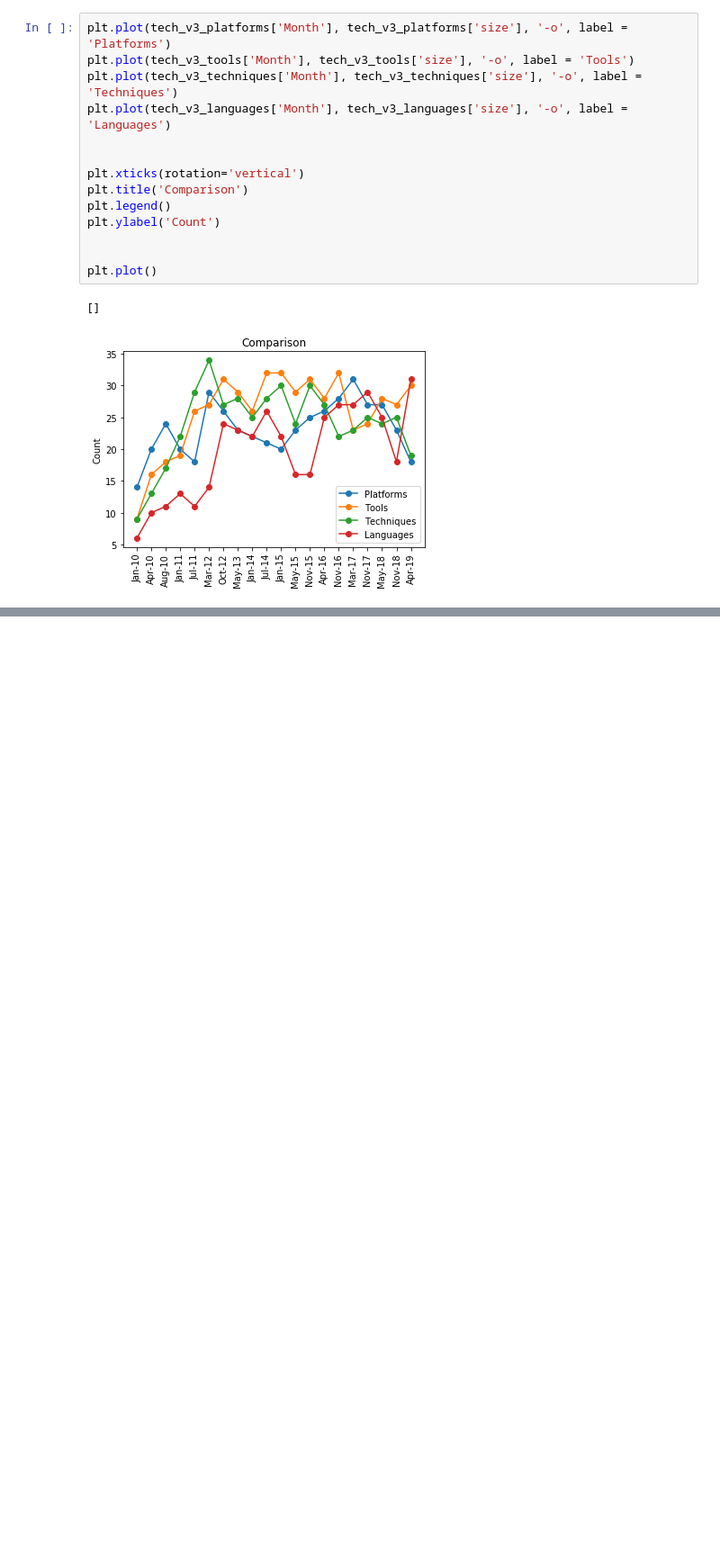
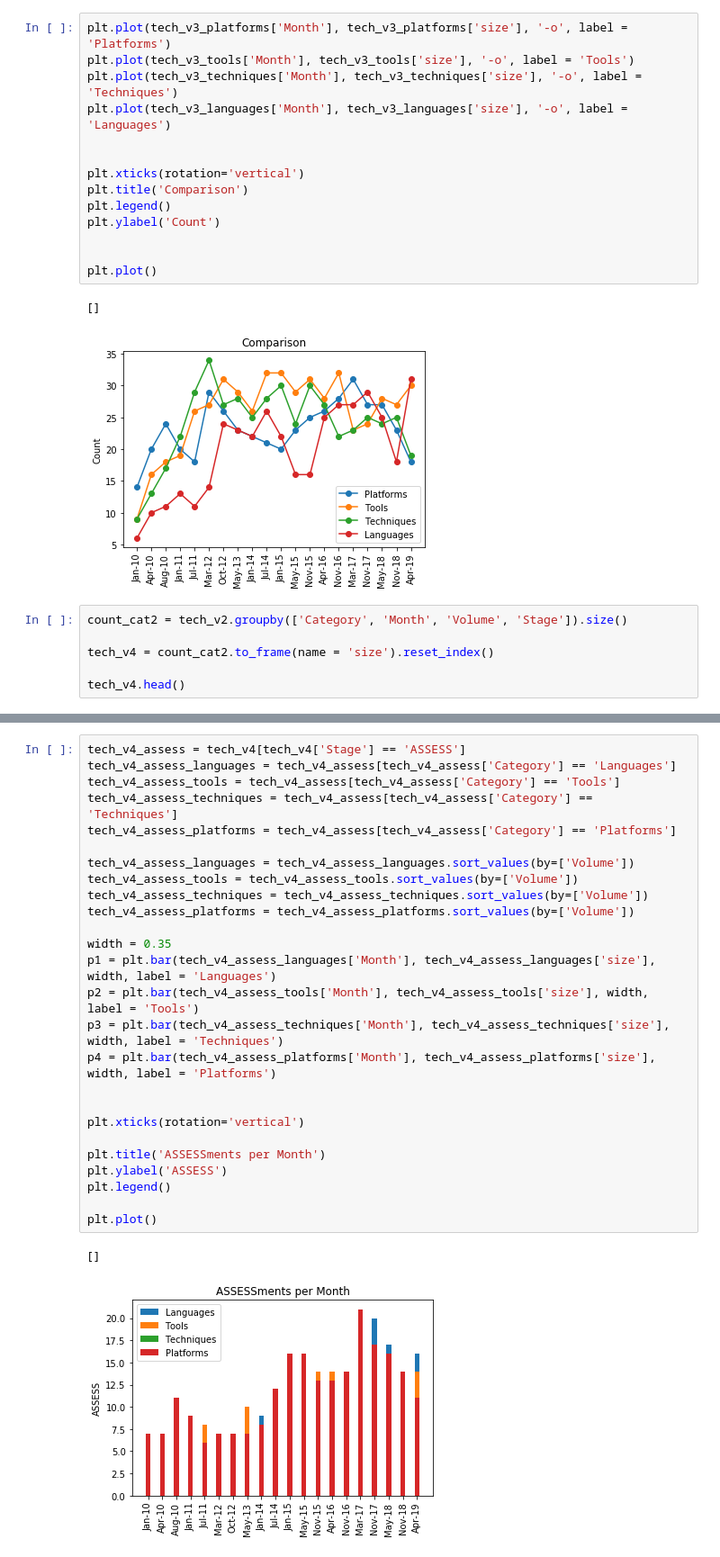
Before and after one commit to phsheth/radar, a Jupyter notebook: radar_eda.ipynb, the cells around one changed output, grey strips where cells are left out. Shown: that part at 90% size. Cells and saved outputs as stored; diff of their text form; blank space fills up the shorter version.

```diff
--- a/radar_eda.ipynb
+++ b/radar_eda.ipynb
@@ -227,3 +227,9 @@ plt.plot()
 # %% [output]
 []
 [figure]
+# %%
+count_cat2 = tech_v2.groupby(['Category', 'Month', 'Volume', 'Stage']).size()
+
+tech_v4 = count_cat2.to_frame(name = 'size').reset_index()
+
+tech_v4.head()
@@ -229,0 +243,29 @@ plt.plot()
+# %%
+tech_v4_assess = tech_v4[tech_v4['Stage'] == 'ASSESS']
+tech_v4_assess_languages = tech_v4_assess[tech_v4_assess['Category'] == 'Languages']
+tech_v4_assess_tools = tech_v4_assess[tech_v4_assess['Category'] == 'Tools']
+tech_v4_assess_techniques = tech_v4_assess[tech_v4_assess['Category'] == 'Techniques']
+tech_v4_assess_platforms = tech_v4_assess[tech_v4_assess['Category'] == 'Platforms']
+
+tech_v4_assess_languages = tech_v4_assess_languages.sort_values(by=['Volume'])
+tech_v4_assess_tools = tech_v4_assess_tools.sort_values(by=['Volume'])
+tech_v4_assess_techniques = tech_v4_assess_techniques.sort_values(by=['Volume'])
+tech_v4_assess_platforms = tech_v4_assess_platforms.sort_values(by=['Volume'])
+
+width = 0.35
+p1 = plt.bar(tech_v4_assess_languages['Month'], tech_v4_assess_languages['size'], width, label = 'Languages')
+p2 = plt.bar(tech_v4_assess_tools['Month'], tech_v4_assess_tools['size'], width, label = 'Tools')
+p3 = plt.bar(tech_v4_assess_techniques['Month'], tech_v4_assess_techniques['size'], width, label = 'Techniques')
+p4 = plt.bar(tech_v4_assess_platforms['Month'], tech_v4_assess_platforms['size'], width, label = 'Platforms')
+
+
+plt.xticks(rotation='vertical')
+
+plt.title('ASSESSments per Month')
+plt.ylabel('ASSESS')
+plt.legend()
+
+plt.plot()
+# %% [output]
+[]
+[figure, added]
```
Also changed, not shown: parts of 7 cells of this notebook.
